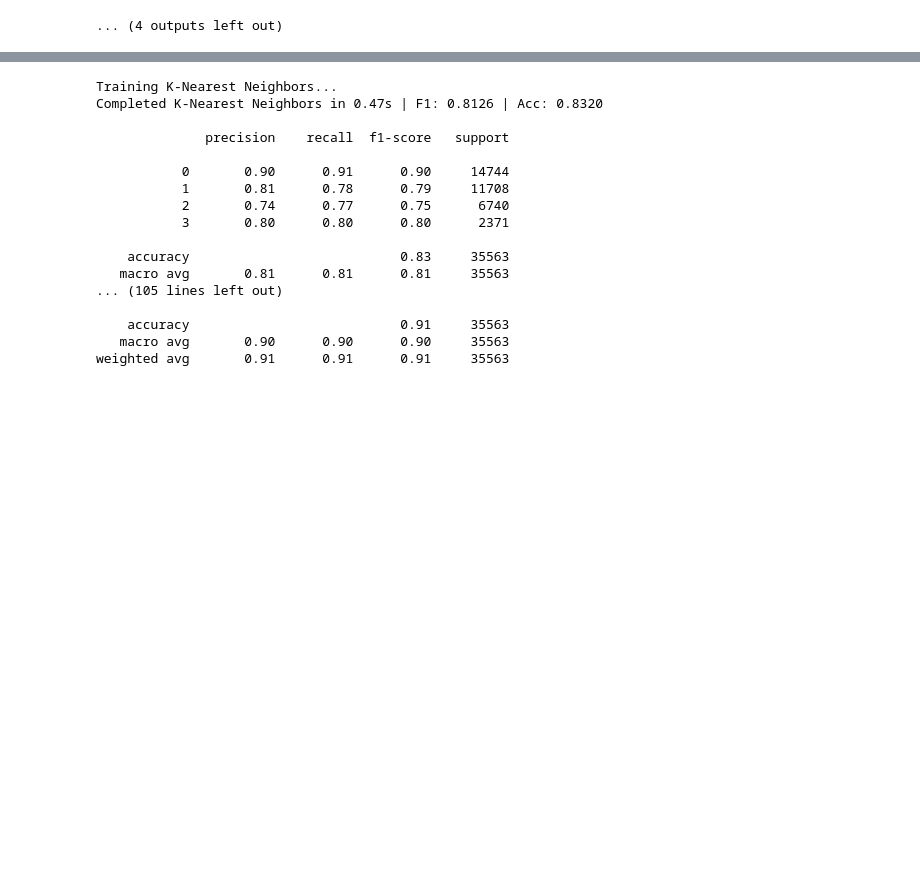
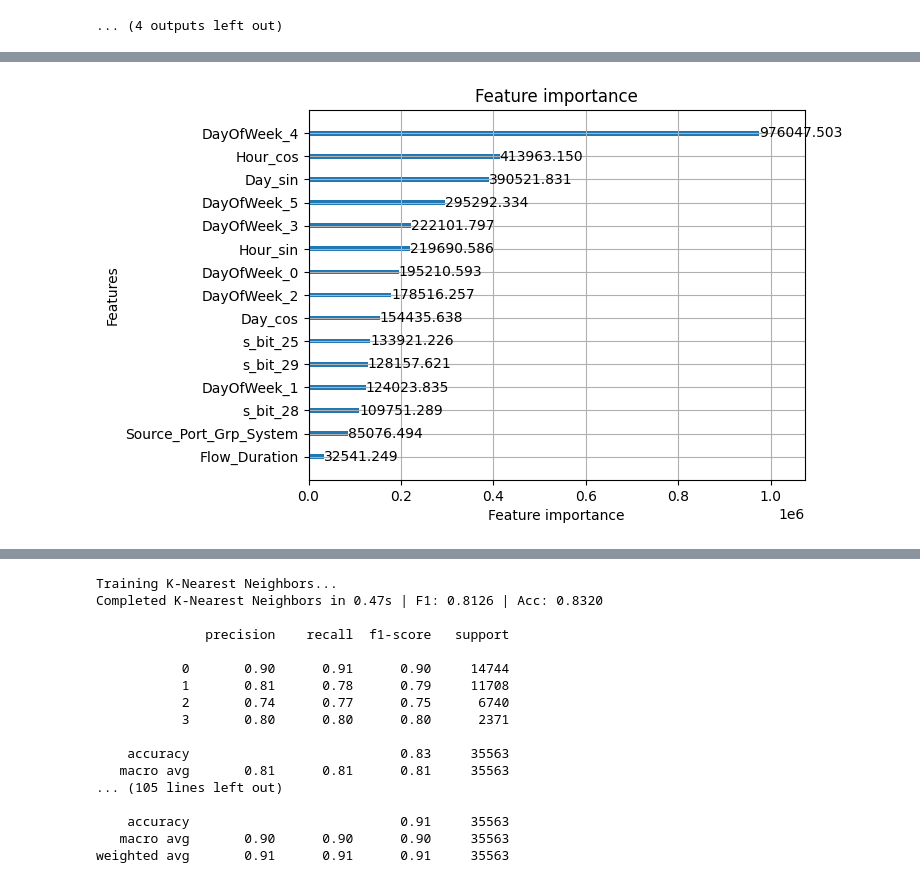
Before and after one commit to VietDQ1904/DataMining-Project-2026, a Jupyter notebook: source/model/model.ipynb, the cells around one changed output, grey strips where cells are left out. Saved outputs shown, nothing was run; the diff lists cells and outputs as text; code cells hidden in the pictures; blank space fills up the shorter version.

```diff
--- a/source/model/model.ipynb
+++ b/source/model/model.ipynb
@@ -320,0 +355,5 @@ Generating learning curve for KernelSVM...
+# %%
+lgb.plot_importance(models["LightGBM"], max_num_features=15, importance_type='gain')
+plt.show()
+# %% [output]
+[figure, added]
```
Also changed, not shown: parts of 28 cells of this notebook, 1 other file.
